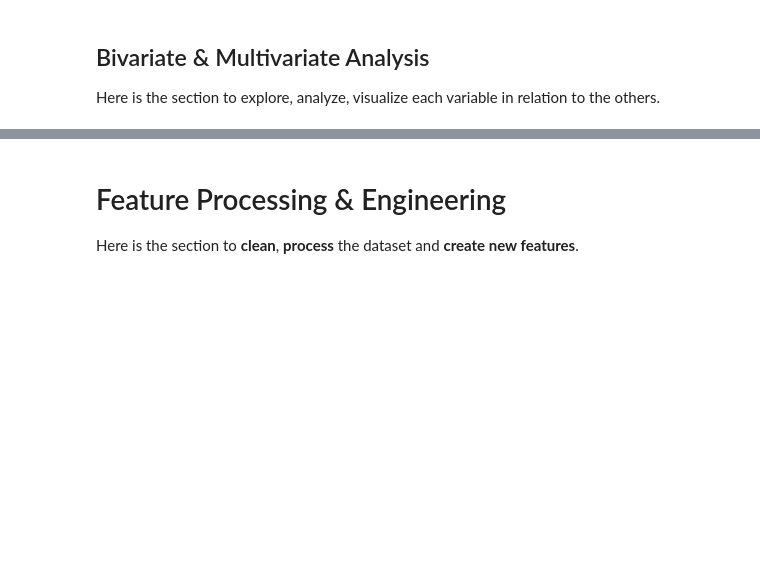
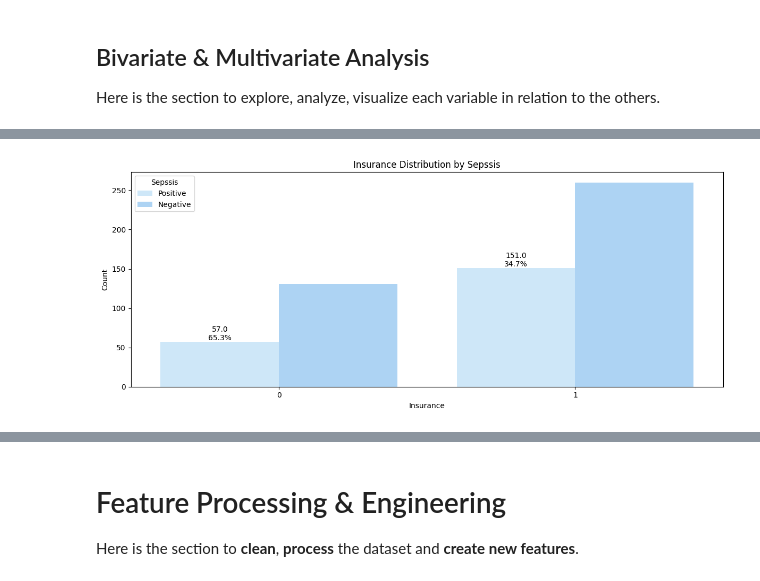
Before and after one commit to DeeeTeeee/CustomerChurnWithFastAPI, a Jupyter notebook: ML_Step_By_Step_Guide.ipynb, the cells around one changed output, grey strips where cells are left out. Drawn from its saved outputs; the diff is of its cells as text; code cells hidden in the pictures; blank space fills up the shorter version.

```diff
--- a/ML_Step_By_Step_Guide.ipynb
+++ b/ML_Step_By_Step_Guide.ipynb
@@ -415,0 +468,24 @@ Here is the section to explore, analyze, visualize each variable in relation to
+# %%
+# Categorical Variables - Bar plots
+categorical_vars = ['Insurance']
+for var in categorical_vars:
+    plt.figure(figsize=(12, 5))
+    sns.countplot(data=train_df, x=var, hue='Sepssis', palette=color_palette)
+    plt.xlabel(var)
+    plt.ylabel('Count')
+    plt.title(f'{var} Distribution by Sepssis')
+
+    # Calculate percentage distribution
+    total = len(train_df['Sepssis'])
+    percentages = train_df['Sepssis'].value_counts(normalize=True) * 100
+
+    # Add data labels and percentage annotations
+    for p, percentage in zip(plt.gca().patches, percentages):
+        count = p.get_height()
+        percentage_label = f'{percentage:.1f}%'
+        plt.gca().annotate(f'{count}\n{percentage_label}', (p.get_x() + p.get_width() / 2, p.get_height()), ha='center', va='bottom')
+
+    plt.tight_layout()
+    plt.show()
+# %% [output]
+[figure, added]
```
Also changed, not shown: parts of 5 cells of this notebook.
